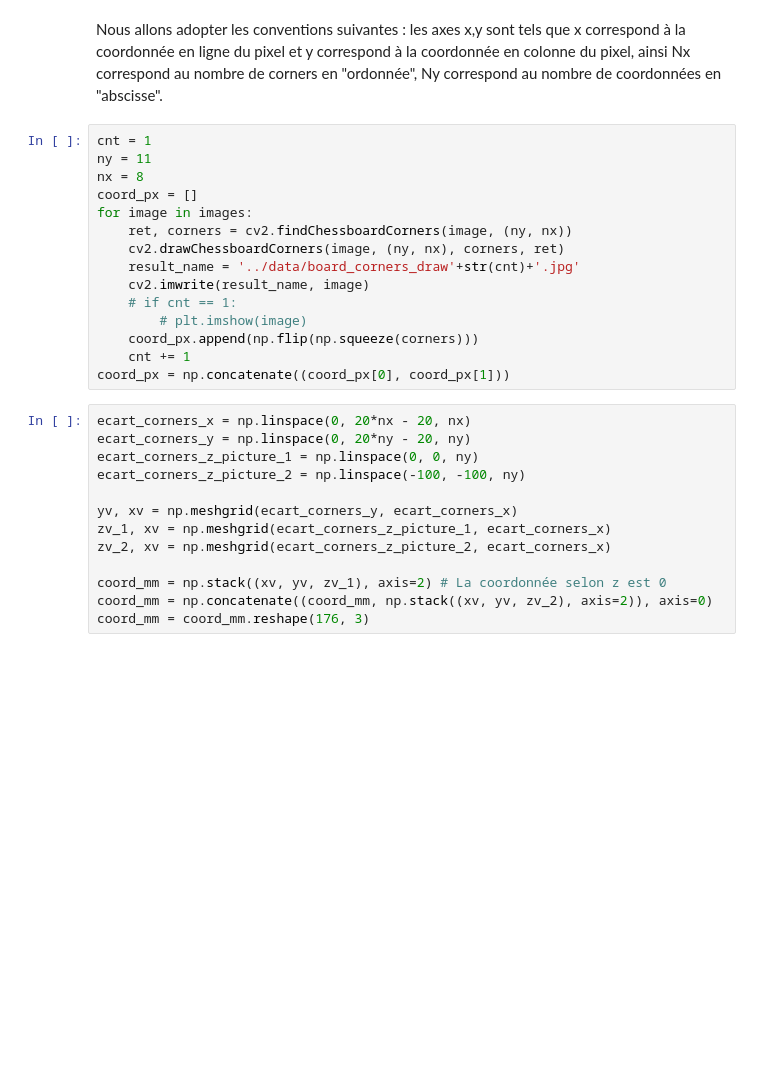
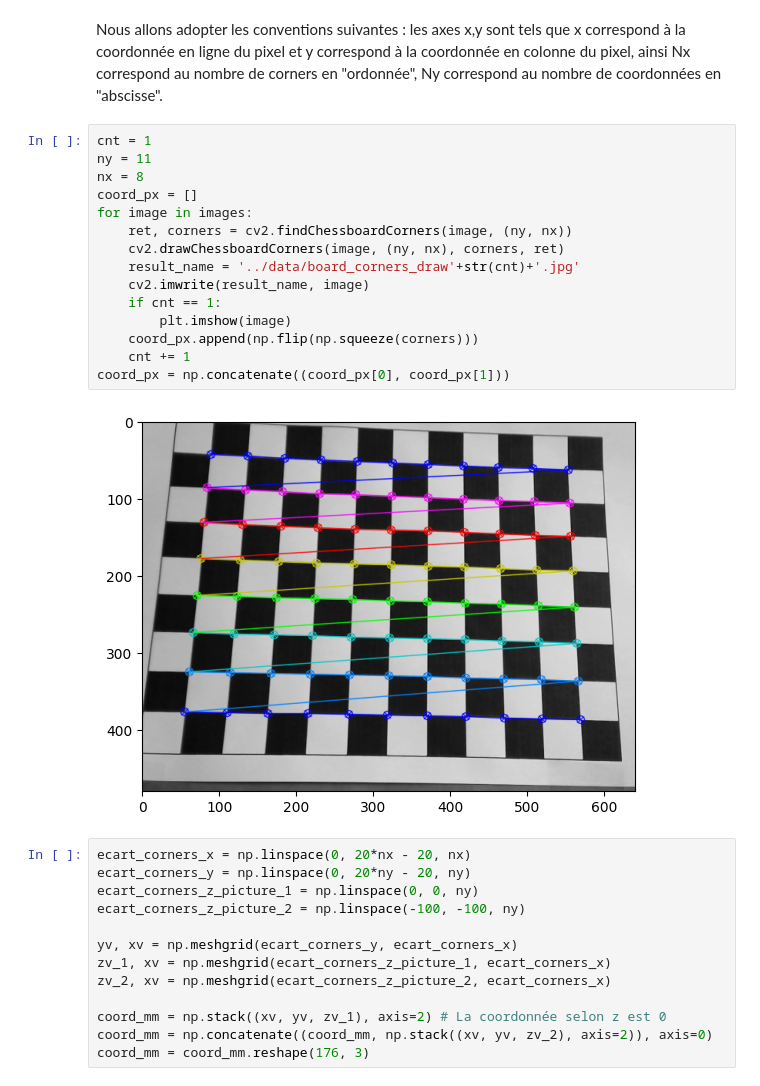
Before and after one commit to blouxongit/tp_calibrage, a Jupyter notebook: src/calibrage.ipynb, the cells around one changed output. Saved outputs shown, nothing was run; the diff lists cells and outputs as text; blank space fills up the shorter version.

```diff
--- a/src/calibrage.ipynb
+++ b/src/calibrage.ipynb
@@ -9,18 +9,20 @@ Nous allons adopter les conventions suivantes : les axes x,y sont tels que x cor
 # %%
 cnt = 1
 ny = 11
 nx = 8
 coord_px = []
 for image in images:
     ret, corners = cv2.findChessboardCorners(image, (ny, nx))
     cv2.drawChessboardCorners(image, (ny, nx), corners, ret)
     result_name = '../data/board_corners_draw'+str(cnt)+'.jpg'
     cv2.imwrite(result_name, image)
-    # if cnt == 1:
-        # plt.imshow(image)
+    if cnt == 1:
+        plt.imshow(image)
     coord_px.append(np.flip(np.squeeze(corners)))
     cnt += 1
 coord_px = np.concatenate((coord_px[0], coord_px[1]))
+# %% [output]
+[figure, added]
 # %%
 ecart_corners_x = np.linspace(0, 20*nx - 20, nx)
 ecart_corners_y = np.linspace(0, 20*ny - 20, ny)
```
Also changed, not shown: parts of 11 cells of this notebook, 4 other files.
